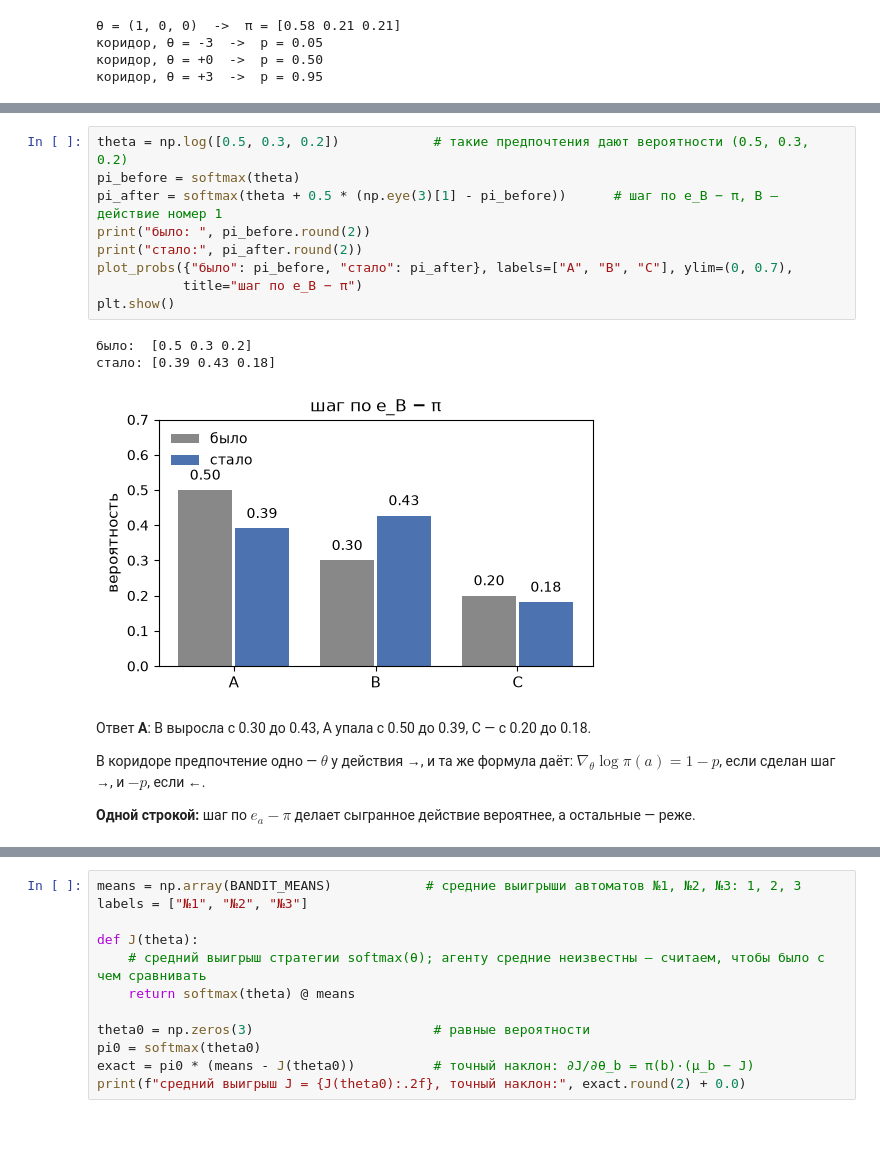
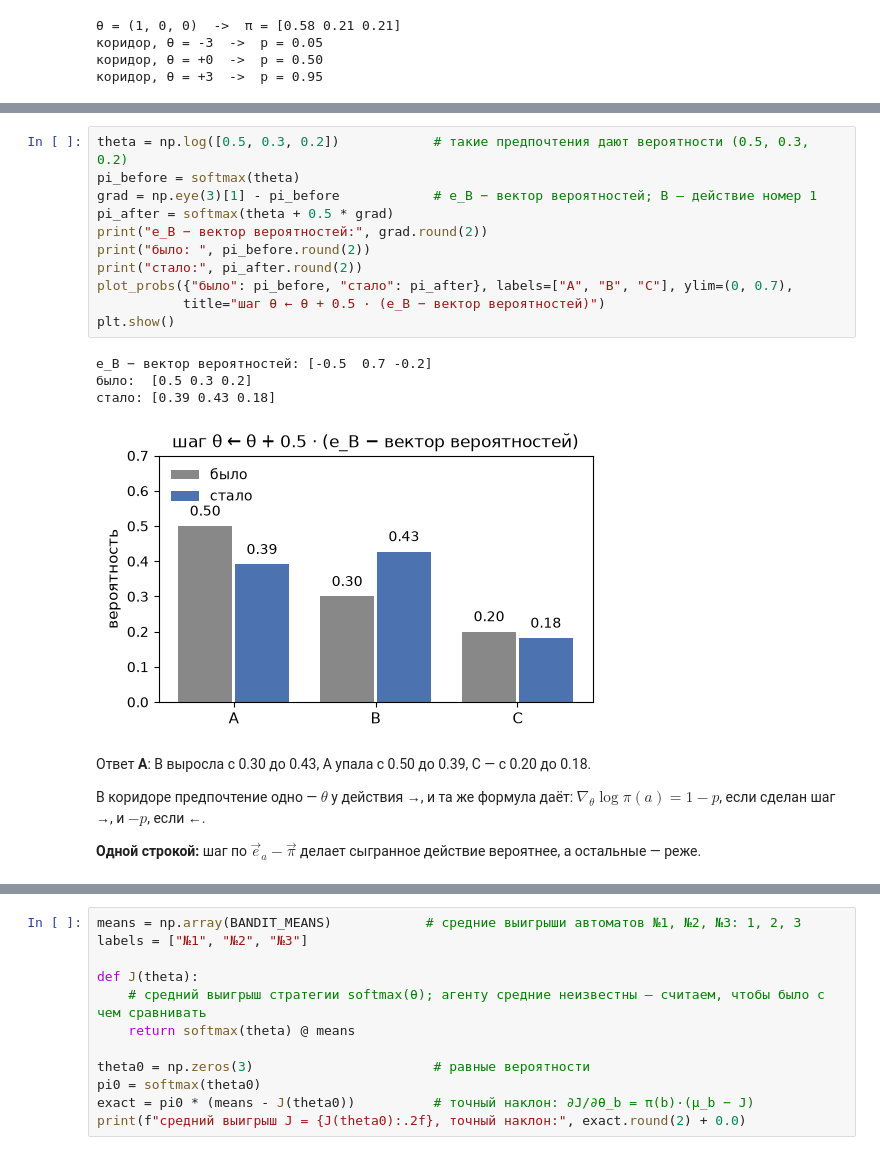
Before and after one commit to IlyaChichkanov/Reinforcement-learning, a Jupyter notebook: 05-policy-gradient/lecture/lecture.ipynb, the cells around one changed output, grey strips where cells are left out. Saved outputs shown, nothing was run; the diff lists cells and outputs as text; blank space fills up the shorter version.

```diff
--- a/05-policy-gradient/lecture/lecture.ipynb
+++ b/05-policy-gradient/lecture/lecture.ipynb
@@ -310,22 +324,25 @@ $$
 # %%
 theta = np.log([0.5, 0.3, 0.2])            # такие предпочтения дают вероятности (0.5, 0.3, 0.2)
 pi_before = softmax(theta)
-pi_after = softmax(theta + 0.5 * (np.eye(3)[1] - pi_before))      # шаг по e_B − π, B — действие номер 1
+grad = np.eye(3)[1] - pi_before            # e_B − вектор вероятностей; B — действие номер 1
+pi_after = softmax(theta + 0.5 * grad)
+print("e_B − вектор вероятностей:", grad.round(2))
 print("было: ", pi_before.round(2))
 print("стало:", pi_after.round(2))
 plot_probs({"было": pi_before, "стало": pi_after}, labels=["A", "B", "C"], ylim=(0, 0.7),
-           title="шаг по e_B − π")
+           title="шаг θ ← θ + 0.5 · (e_B − вектор вероятностей)")
 plt.show()
 # %% [output]
+e_B − вектор вероятностей: [-0.5  0.7 -0.2]
 было:  [0.5 0.3 0.2]
 стало: [0.39 0.43 0.18]
-[figure, old version]
+[figure, new version]
 # %% [markdown]
 Ответ **A**: B выросла с 0.30 до 0.43, A упала с 0.50 до 0.39, C — с 0.20 до 0.18.
 
 В коридоре предпочтение одно — $\theta$ у действия →, и та же формула даёт: $\nabla_\theta \log \pi(a) = 1 - p$, если сделан шаг →, и $-p$, если ←.
 
-**Одной строкой:** шаг по $e_a - \pi$ делает сыгранное действие вероятнее, а остальные — реже.
+**Одной строкой:** шаг по $\vec e_a - \vec\pi$ делает сыгранное действие вероятнее, а остальные — реже.
 # %% [markdown]
 ## 4. Градиент по попыткам: три автомата
 
```
Also changed, not shown: parts of 8 cells of this notebook, 3 other files.
